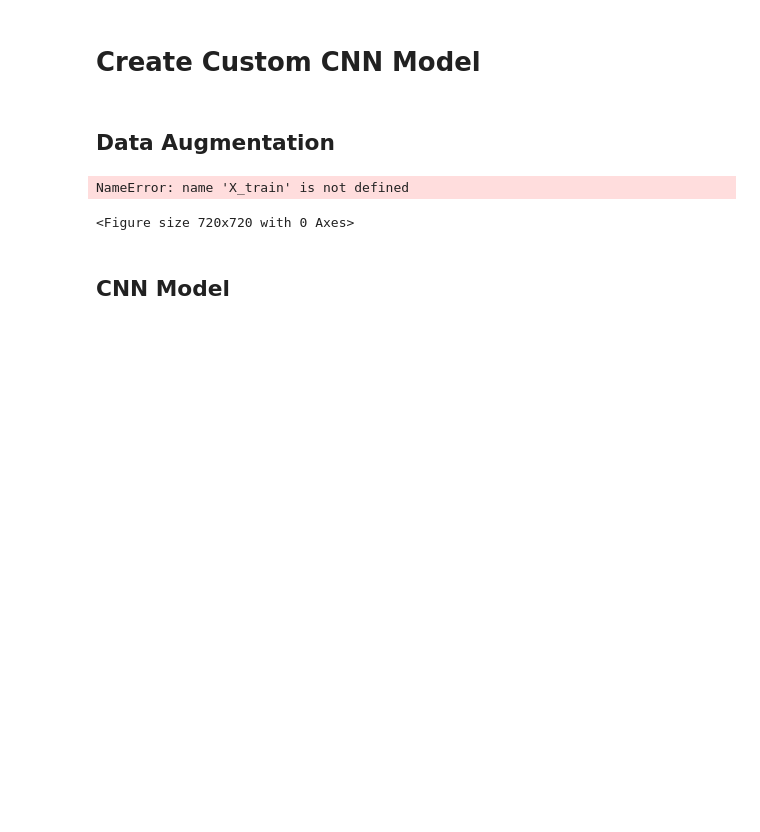
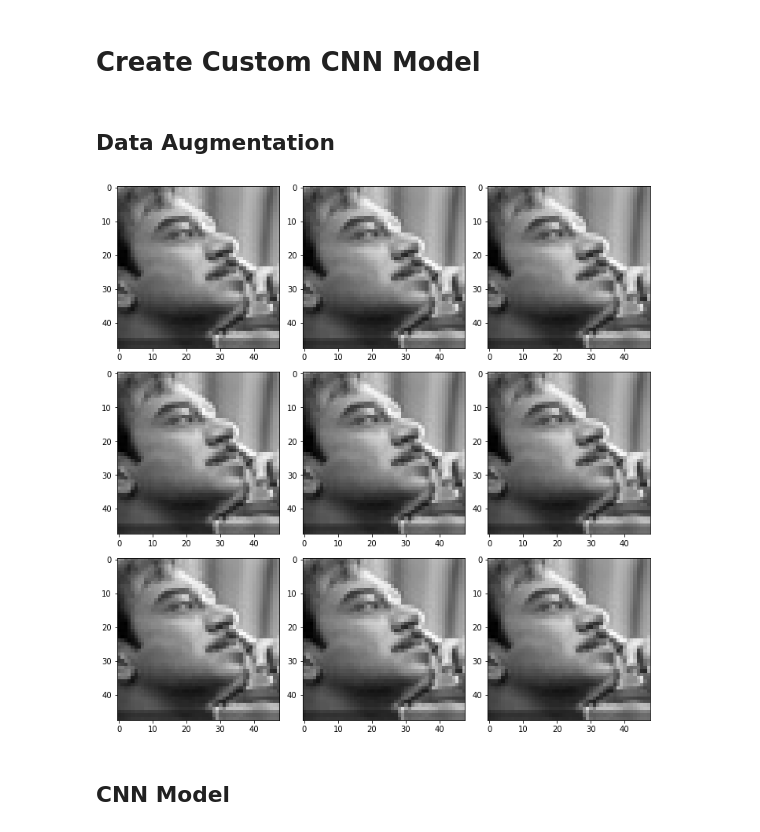
Before and after one commit to EricLaw-LYL/STAT4012-Project, a Jupyter notebook: emotion_detection/src/model_train.ipynb, the cells around one changed output. Drawn from its saved outputs; the diff is of its cells as text; code cells hidden in the pictures; blank space fills up the shorter version.

```diff
--- a/emotion_detection/src/model_train.ipynb
+++ b/emotion_detection/src/model_train.ipynb
@@ -28,18 +28,20 @@ n_class = 7
 # %%
 data_augmentation = tf.keras.Sequential([
     layers.RandomFlip("horizontal_and_vertical", name = "flip"),
     layers.RandomRotation(0.2, name = "rotate"),
 ], name = "augmentation")
 
 plt.figure(figsize = (10, 10))
-first_image = X_train[0]
+first_image = X_train[3]
 for i in range(9):
     ax = plt.subplot(3, 3, i + 1)
     augmented_image = data_augmentation(tf.expand_dims(first_image, 0))
     plt.imshow(augmented_image[0])
+
+plt.tight_layout()
+plt.savefig("../plot/augmentation.pdf", format = "pdf")
 # %% [output]
-NameError: name 'X_train' is not defined
-<Figure size 720x720 with 0 Axes>
+[figure, added]
 # %% [markdown]
 ## CNN Model
 # %%
```
Also changed, not shown: 3 other files.
